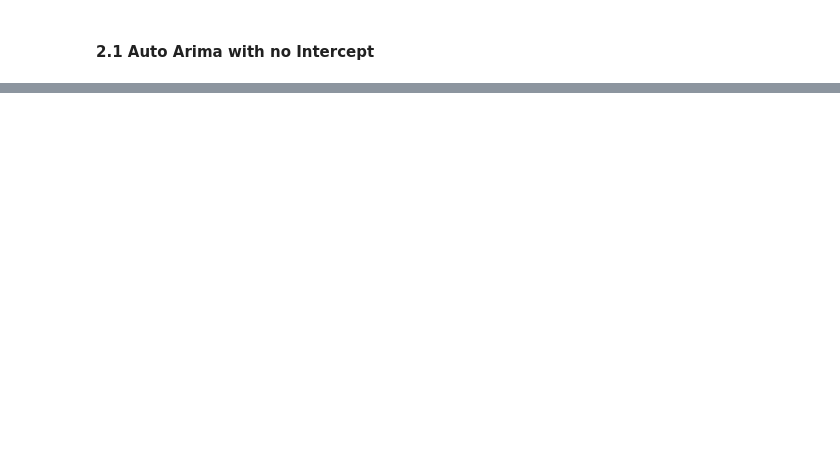
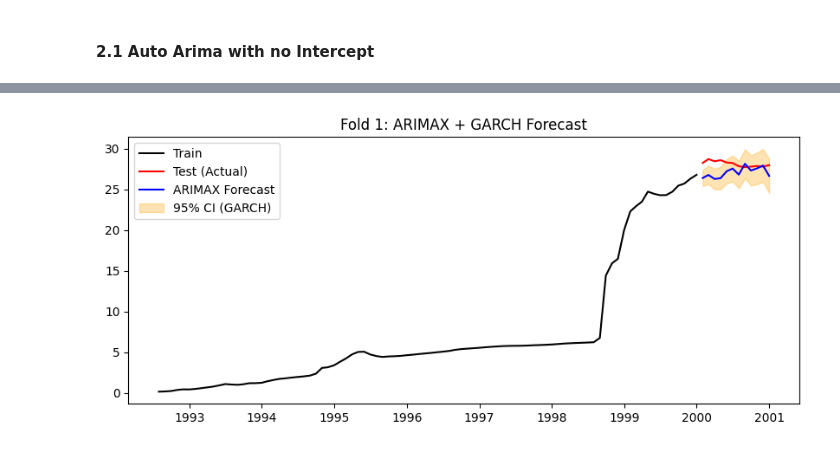
Before and after one commit to ZlataSparrow/Ruble_Volatility_Prediction, a Jupyter notebook: notebook/Time Series - Inserted.ipynb, the cells around one changed output, grey strips where cells are left out. Cells and saved outputs as stored; diff of their text form; code cells hidden in the pictures; blank space fills up the shorter version.

```diff
--- a/notebook/Time Series - Inserted.ipynb
+++ b/notebook/Time Series - Inserted.ipynb
@@ -618,0 +816,88 @@ acf_pacf_plots(GDP_diff, "GDP")
+# %%
+from statsmodels.tsa.arima.model import ARIMA
+from pmdarima import auto_arima
+from arch import arch_model
+import numpy as np
+import matplotlib.pyplot as plt
+
+# ======================
+# 1. Setup exogenous
+# ======================
+exog_all = data_work[[
+    "Brent_price", "FD_investment", "GDP_per_capita",
+    "shock_1998_default", "shock_2008_gfc",
+    "shock_2014_crimea", "shock_2020_covid", "shock_2022_invasion"
+]]
+
+# ======================
+# 2. Auto-ARIMAX to get best order
+# ======================
+model_4 = auto_arima(
+    y=data_work["RUB"],
+    exogenous=exog_all,
+    start_p=0, max_p=5,
+    start_q=0, max_q=5,
+    d=None,
+    seasonal=False,
+    stepwise=True,
+    trace=True,
+    trend='n'
+)
+
+best_order = model_4.order
+print("Best ARIMAX order:", best_order)
+
+# ======================
+# 3. Cross-validation with ARIMAX + GARCH
+# ======================
+rmse_folds = []
+
+for i in range(1, 5):
+    # ---- Train/Test split
+    train_mask = data_work[f"train{i}"]
+    test_mask  = data_work[f"test{i}"]
+
+    y_train = data_work.loc[train_mask, "RUB"].sort_index()
+    y_test  = data_work.loc[test_mask, "RUB"].sort_index()
+
+    exog_train = exog_all.loc[train_mask].sort_index()
+    exog_test  = exog_all.loc[test_mask].sort_index()
+
+    # ---- Step 1: Fit ARIMAX
+    model_cv = ARIMA(endog=y_train, exog=exog_train, order=best_order, trend='n').fit()
+
+    # ---- Step 2: Get residuals & fit GARCH
+    residuals = model_cv.resid
+    garch = arch_model(residuals, vol="GARCH", p=1, q=1)
+    garch_fit = garch.fit(disp="off")
+
+    # ---- Step 3: Forecast ARIMAX mean
+    phat_mean = model_cv.forecast(steps=len(y_test), exog=exog_test)
+
+    # ---- Step 4: Forecast GARCH volatility (optional, CI bands)
+    garch_forecast = garch_fit.forecast(horizon=len(y_test))
+    vol_forecast = np.sqrt(garch_forecast.variance.values[-1, :])
+
+    # ---- Step 5: Evaluate RMSE (using mean only)
+    err_sq = (y_test.values - phat_mean.values) ** 2
+    rmse = np.sqrt(np.mean(err_sq))
+    rmse_folds.append(rmse)
+
+    # ---- Optional Plot per fold
+    plt.figure(figsize=(10,4))
+    plt.plot(y_train.index, y_train, label="Train", color="black")
+    plt.plot(y_test.index, y_test, label="Test (Actual)", color="red")
+    plt.plot(y_test.index, phat_mean, label="ARIMAX Forecast", color="blue")
+    plt.fill_between(y_test.index, phat_mean - 1.96*vol_forecast,
+                     phat_mean + 1.96*vol_forecast, color="orange", alpha=0.3,
+                     label="95% CI (GARCH)")
+    plt.title(f"Fold {i}: ARIMAX + GARCH Forecast")
+    plt.legend()
+    plt.show()
+
+# ======================
+# 4. Final CV RMSE
+# ======================
+rmse_cv_arimax_garch = float(np.mean(rmse_folds))
+print("Cross-validated RMSE (ARIMAX+GARCH):", rmse_cv_arimax_garch)
+# %% [output]
@@ -618,0 +924 @@ acf_pacf_plots(GDP_diff, "GDP")
+[figure, added]
```
Also changed, not shown: parts of 40 cells of this notebook, 2 other files.
